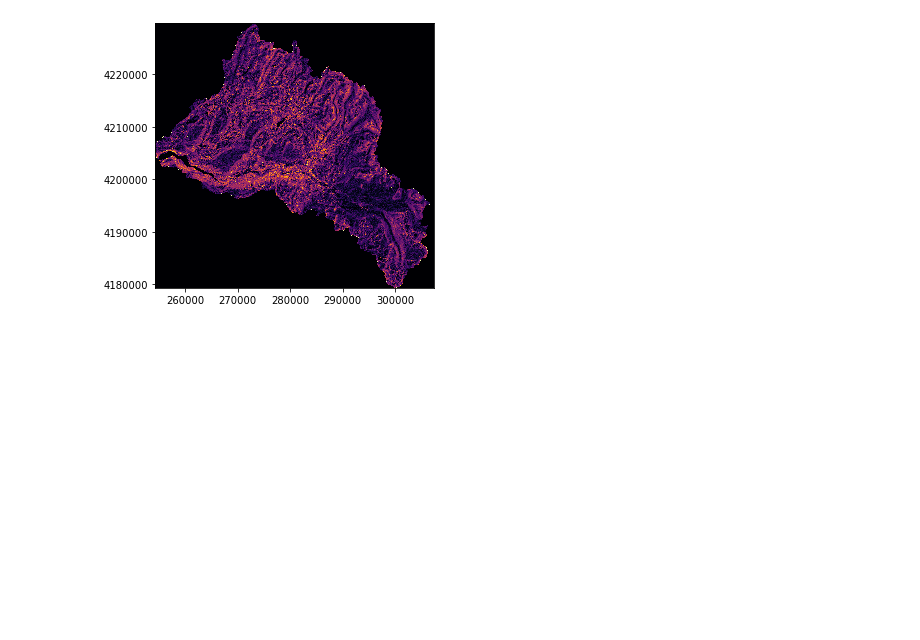
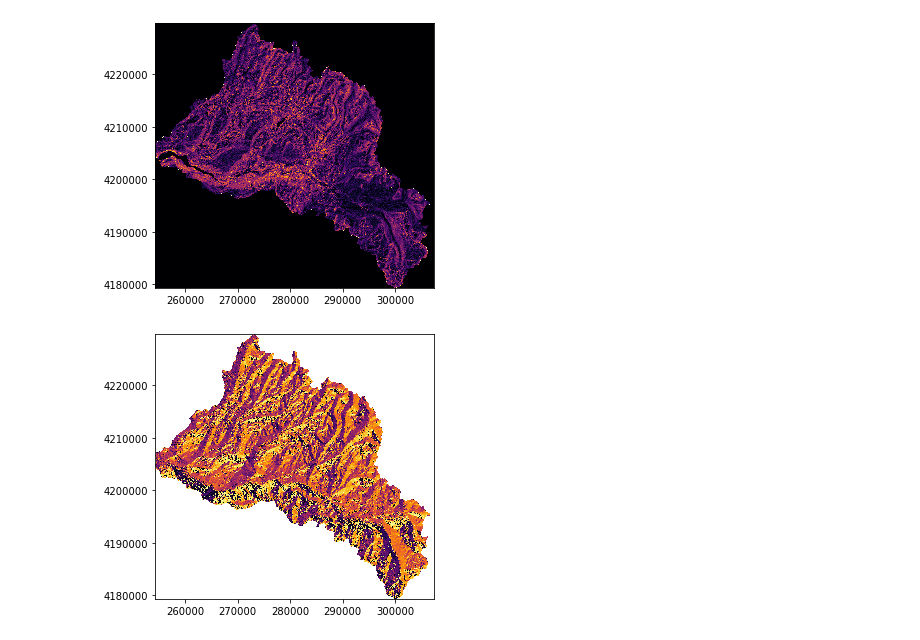
Before and after one commit to ICESAT-2HackWeek/topohack, a Jupyter notebook: notebooks/IntegratedWkflw.ipynb, the cells around one changed output. Saved outputs shown, nothing was run; the diff lists cells and outputs as text; code cells hidden in the pictures; blank space fills up the shorter version.

```diff
--- a/notebooks/IntegratedWkflw.ipynb
+++ b/notebooks/IntegratedWkflw.ipynb
@@ -304,4 +314,10 @@ fig,ax = plt.subplots(figsize=(5,6))
 im = ax.imshow(slp,cmap='inferno',extent=[xmin,xmax,ymin,ymax])
 # %% [output]
 [figure]
+# %%
+# visualize data
+fig,ax = plt.subplots(figsize=(5,6))
+im = ax.imshow(asp,cmap='inferno',extent=[xmin,xmax,ymin,ymax])
+# %% [output]
+[figure, added]
 # %%
```
Also changed, not shown: parts of 21 cells of this notebook.
